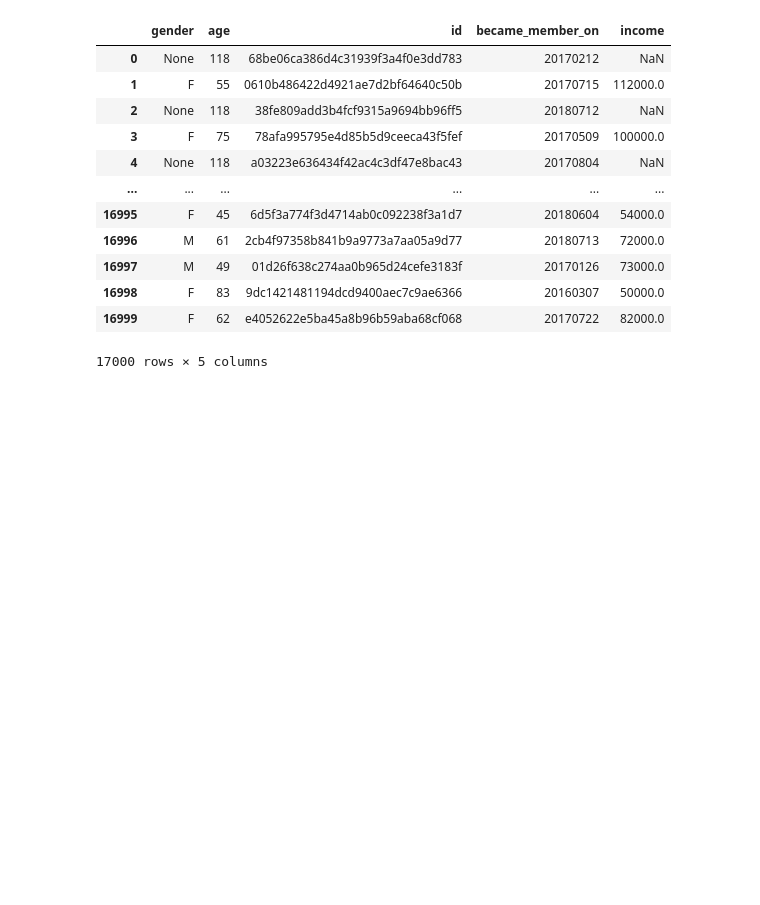
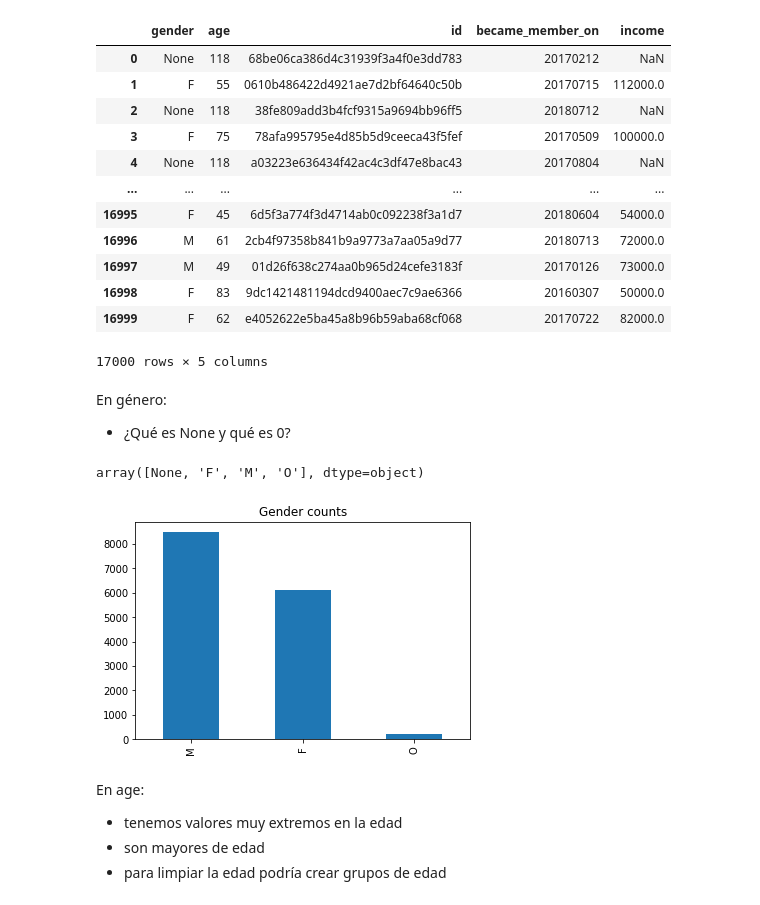
Before and after one commit to Druizm128/starbucks_project, a Jupyter notebook: eda.ipynb, the cells around one changed output. Cells and saved outputs as stored; diff of their text form; code cells hidden in the pictures; blank space fills up the shorter version.

```diff
--- a/eda.ipynb
+++ b/eda.ipynb
@@ -39,3 +68,19 @@ profile
 | 16998 | F | 83 | 9dc1421481194dcd9400aec7c9ae6366 | 20160307 | 50000.0 |
 | 16999 | F | 62 | e4052622e5ba45a8b96b59aba68cf068 | 20170722 | 82000.0 |
 17000 rows × 5 columns
+# %% [markdown]
+En género:
+- ¿Qué es None y qué es 0?
+# %%
+profile.gender.unique()
+# %% [output]
+array([None, 'F', 'M', 'O'], dtype=object)
+# %%
+profile['gender'].value_counts().plot(kind = 'bar', title = 'Gender counts', y = 'Counts');
+# %% [output]
+[figure, added]
+# %% [markdown]
+En age:
+* tenemos valores muy extremos en la edad
+* son mayores de edad
+* para limpiar la edad podría crear grupos de edad
```
Also changed, not shown: parts of 22 cells of this notebook.
